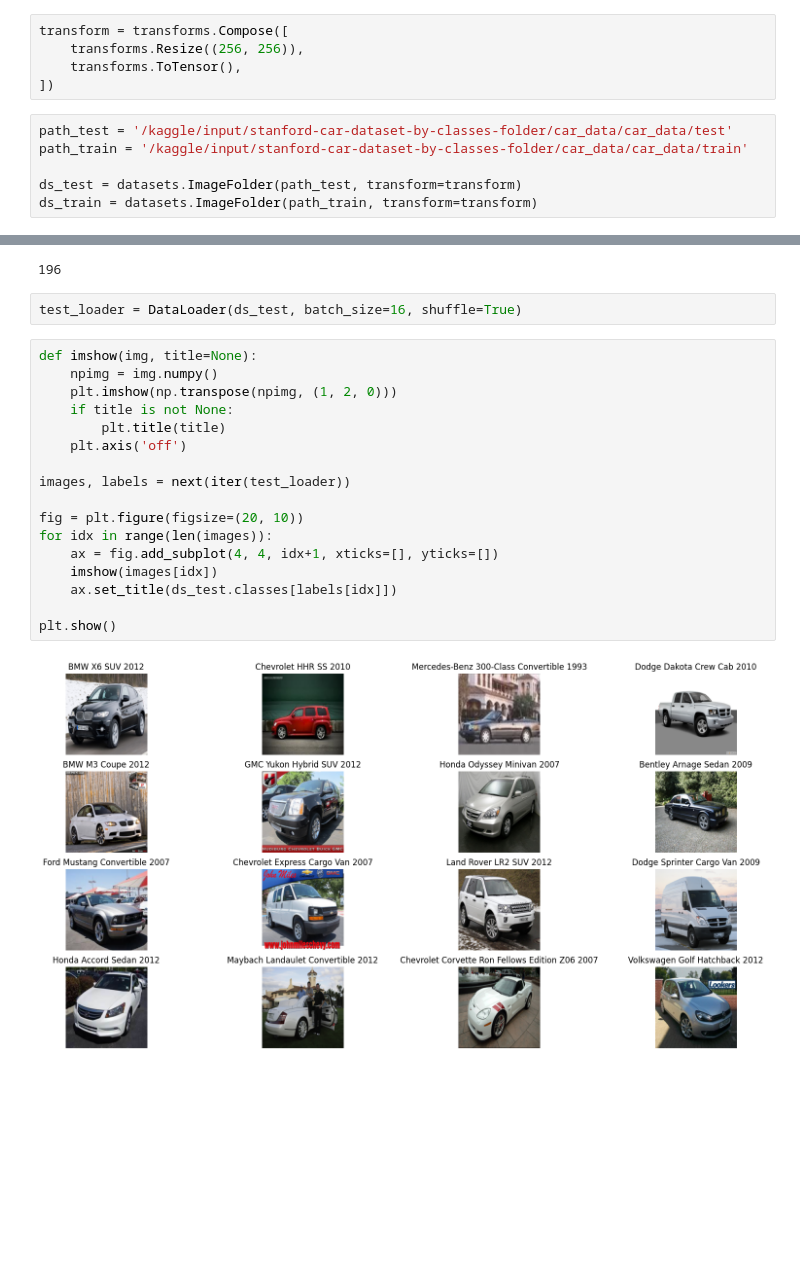
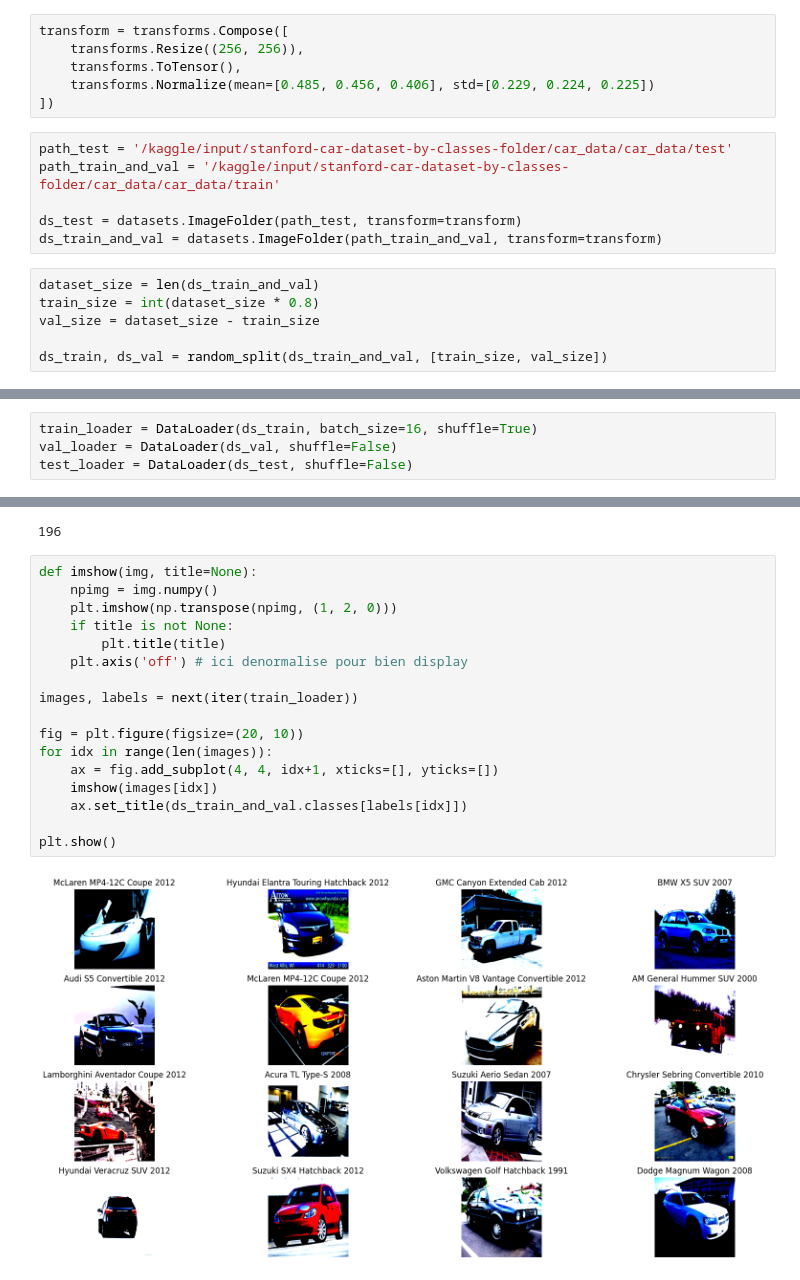
Before and after one commit to chuklee/Hackatons-IADataHack, a Jupyter notebook: model/cars-classification.ipynb, the cells around one changed output, grey strips where cells are left out. Cells and saved outputs as stored; diff of their text form; blank space fills up the shorter version.

Commit message:
feat(model): add model and split dataset

```diff
--- a/model/cars-classification.ipynb
+++ b/model/cars-classification.ipynb
@@ -10,10 +18,17 @@ from torch.utils.data import DataLoader
 transform = transforms.Compose([
     transforms.Resize((256, 256)),
     transforms.ToTensor(),
+    transforms.Normalize(mean=[0.485, 0.456, 0.406], std=[0.229, 0.224, 0.225])
 ])
 # %%
 path_test = '/kaggle/input/stanford-car-dataset-by-classes-folder/car_data/car_data/test'
-path_train = '/kaggle/input/stanford-car-dataset-by-classes-folder/car_data/car_data/train'
+path_train_and_val = '/kaggle/input/stanford-car-dataset-by-classes-folder/car_data/car_data/train'
 
 ds_test = datasets.ImageFolder(path_test, transform=transform)
-ds_train = datasets.ImageFolder(path_train, transform=transform)
+ds_train_and_val = datasets.ImageFolder(path_train_and_val, transform=transform)
+# %%
+dataset_size = len(ds_train_and_val)
+train_size = int(dataset_size * 0.8)
+val_size = dataset_size - train_size
+
+ds_train, ds_val = random_split(ds_train_and_val, [train_size, val_size])
@@ -20,26 +43,28 @@ ds_train = datasets.ImageFolder(path_train, transform=transform)
+# %%
+train_loader = DataLoader(ds_train, batch_size=16, shuffle=True)
+val_loader = DataLoader(ds_val, shuffle=False)
+test_loader = DataLoader(ds_test, shuffle=False)
 # %%
 num_classes = len(ds_test.classes)
 num_classes
 # %% [output]
 196
-# %%
-test_loader = DataLoader(ds_test, batch_size=16, shuffle=True)
 # %%
 def imshow(img, title=None):
     npimg = img.numpy()
     plt.imshow(np.transpose(npimg, (1, 2, 0)))
     if title is not None:
         plt.title(title)
-    plt.axis('off')
+    plt.axis('off') # ici denormalise pour bien display
 
-images, labels = next(iter(test_loader))
+images, labels = next(iter(train_loader))
 
 fig = plt.figure(figsize=(20, 10))
 for idx in range(len(images)):
     ax = fig.add_subplot(4, 4, idx+1, xticks=[], yticks=[])
     imshow(images[idx])
-    ax.set_title(ds_test.classes[labels[idx]])
+    ax.set_title(ds_train_and_val.classes[labels[idx]])
 
 plt.show()
 # %% [output]
-[figure, old version]
+[figure, new version]
```
Also changed, not shown: parts of 6 cells of this notebook.
